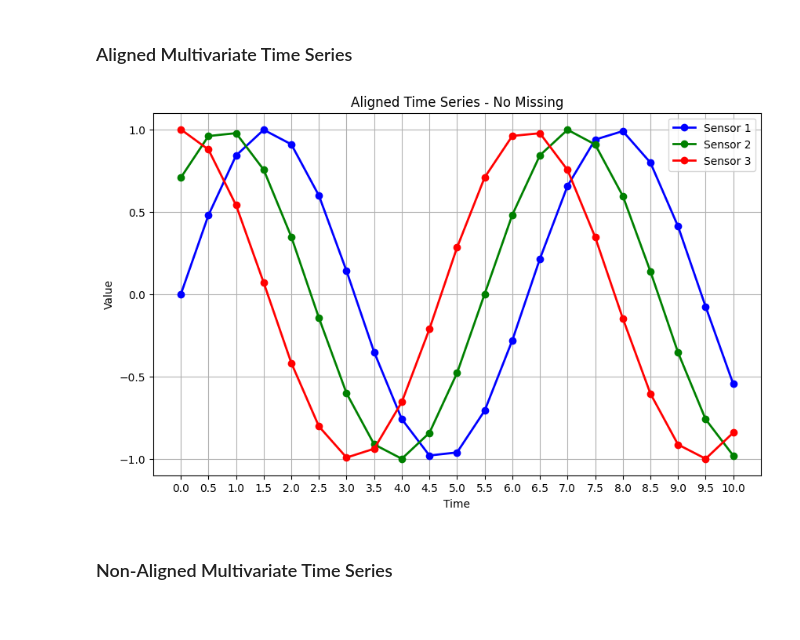
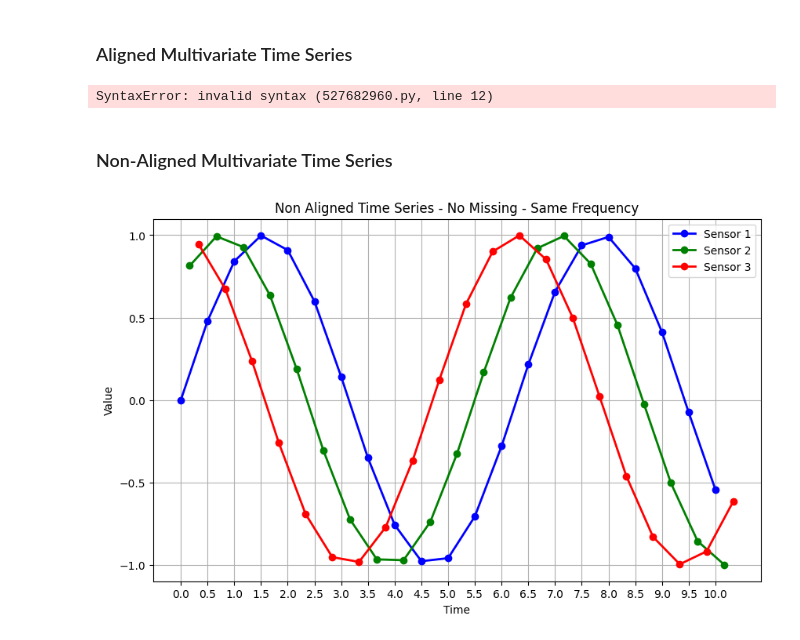
Before and after one commit to nachtflug6/Visuals, a Jupyter notebook: plots_irregular_ts.ipynb, the cells around one changed output. Cells and saved outputs as stored; diff of their text form; code cells hidden in the pictures.

```diff
--- a/plots_irregular_ts.ipynb
+++ b/plots_irregular_ts.ipynb
@@ -8,20 +8,25 @@ import numpy as np
 plt.figure(figsize=(10, 6))
 
 # Simulate time points
-time = np.linspace(0, 10, 21)
+time_1 = np.linspace(0, 10, 21)
 
 # Generate aligned periodic signals (sine wave)
-sensor_1 = np.sin(time)
-sensor_2 = np.sin(time + np.pi / 4)  # Phase shift by pi/4 for distinction
-sensor_3 = np.sin(time + np.pi / 2)  # Phase shift by pi/2 for further distinction
+sensor_1 = 0.6 * np.sin(time_1) + 0.3 * np.sin(2 * time_1) + 0.1 * np.sin(4 * time_1)
+sensor_2 = 0.6 * np.sin(time_1 + np.pi / 4) + 0.3 * np.sin(2 * time_1) + 0.1 * np.sin(4 * time_1)
+sensor_3 = np.sin(time_1 + np.pi / 4)+ 0.2 * np.sin(10 * np.pi * time_1)
+
+# Generate more complex signals with additional noise, harmonics, and variations
+# sensor_1 = np.sin(2 * np.pi * time_1) + 0.1 * np.sin(10 * np.pi * time_1) + 0.05 * np.random.randn(len(time_1))
+# sensor_2 = 0.8 * np.sin(2 * np.pi * time_2 + np.pi / 4) + 0.3 * np.sin(4 * np.pi * time_2) + 0.1 * np.random.randn(len(time_2))
+# sensor_3 = np.sin(2 * np.pi * time_3 + np.pi / 2) + 0.2 * np.sin(6 * np.pi * time_3) + 0.2 * np.random.randn(len(time_3))
 
 # Plot each sensor with distinct colors and labels
-plt.plot(time, sensor_1, 'b-', label='Sensor 1', marker='o', linewidth=2)
-plt.plot(time, sensor_2, 'g-', label='Sensor 2', marker='o', linewidth=2)
-plt.plot(time, sensor_3, 'r-', label='Sensor 3', marker='o', linewidth=2)
+plt.plot(time_1, sensor_1, 'b-', label='Sensor 1', marker='o', linewidth=2)
+plt.plot(time_1, sensor_2, 'g-', label='Sensor 2', marker='o', linewidth=2)
+plt.plot(time_1, sensor_3, 'r-', label='Sensor 3', marker='o', linewidth=2)
 
 # Customize the plot
-plt.title('Aligned Time Series - No Missing')
+plt.title('Aligned Time Series - No Missing - Same Frequency')
 plt.ylabel('Value')
 plt.xlabel('Time')
 
@@ -36,9 +41,48 @@ plt.legend(loc='upper right')
 # Show plot
 plt.show()
 # %% [output]
-[figure, removed]
+SyntaxError: invalid syntax (527682960.py, line 12)
 # %% [markdown]
 ### Non-Aligned Multivariate Time Series
+# %%
+import matplotlib.pyplot as plt
+import numpy as np
+
+# Set up the figure for plotting
+plt.figure(figsize=(10, 6))
+
+# Simulate time points
+time_1 = np.linspace(0, 10, 21)
+time_2 = np.linspace(0, 10, 21) + 0.16666
+time_3 = np.linspace(0, 10, 21) + 0.33333
+
+# Generate aligned periodic signals (sine wave)
+sensor_1 = np.sin(time_1)
+sensor_2 = np.sin(time_2 + np.pi / 4)  # Phase shift by pi/4 for distinction
+sensor_3 = np.sin(time_3 + np.pi / 2)  # Phase shift by pi/2 for further distinction
+
+# Plot each sensor with distinct colors and labels
+plt.plot(time_1, sensor_1, 'b-', label='Sensor 1', marker='o', linewidth=2)
+plt.plot(time_2, sensor_2, 'g-', label='Sensor 2', marker='o', linewidth=2)
+plt.plot(time_3, sensor_3, 'r-', label='Sensor 3', marker='o', linewidth=2)
+
+# Customize the plot
+plt.title('Non Aligned Time Series - No Missing - Same Frequency')
+plt.ylabel('Value')
+plt.xlabel('Time')
+
+# Set grid to align with the time points and y values
+plt.grid(True)
+plt.xticks(time_1)  # Ensure x-ticks are placed exactly at the data points
+plt.yticks(np.arange(-1, 1.1, 0.5))  # Adjust y-ticks for better alignment with sine wave range
+
+# Add legend
+plt.legend(loc='upper right')
+
+# Show plot
+plt.show()
+# %% [output]
+[figure, added]
 # %%
 import matplotlib.pyplot as plt
 import numpy as np
```
Also changed, not shown: parts of 2 cells of this notebook, 4 other files.
